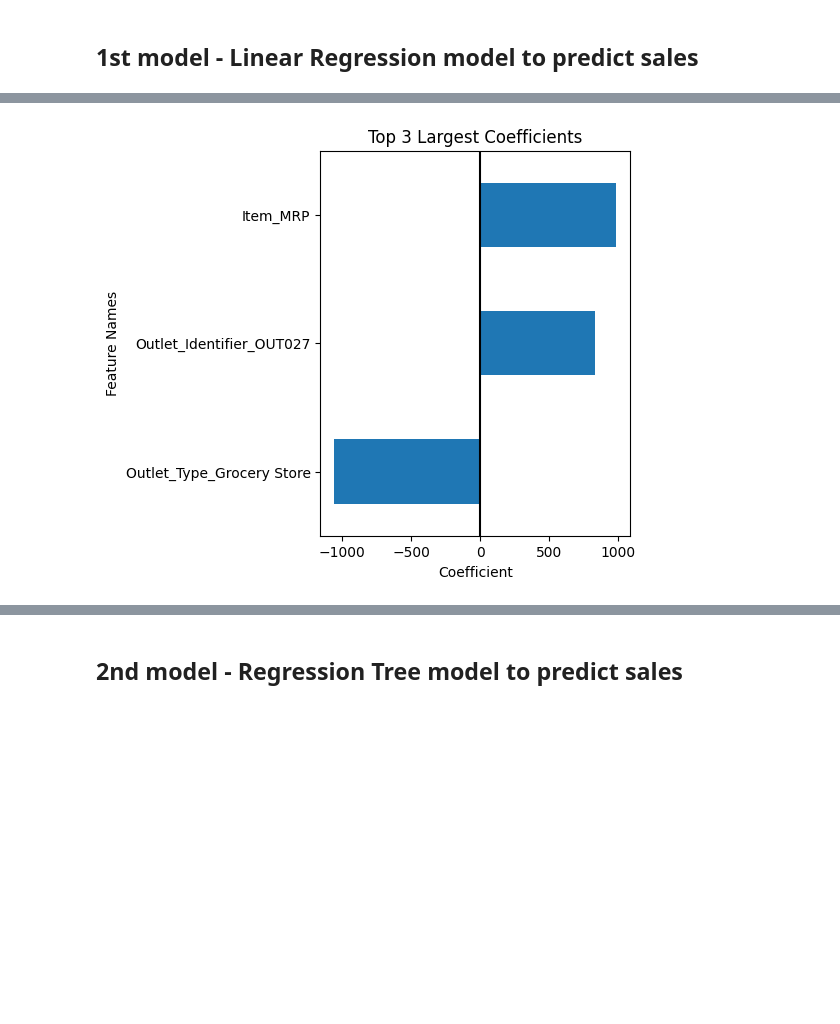
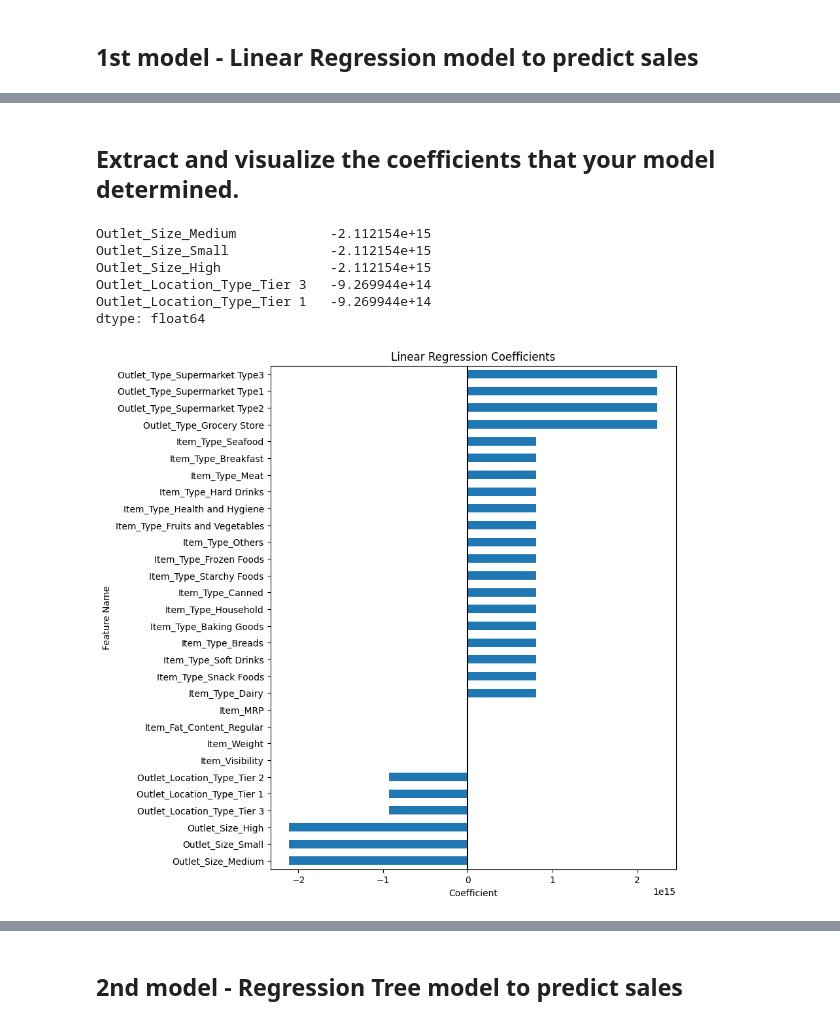
Before and after one commit to Souha-Kabtni/Food-Sales-Predictions-Revisited-, a Jupyter notebook: project_1_revisited_ipynb.ipynb, the cells around one changed output, grey strips where cells are left out. Saved outputs shown, nothing was run; the diff lists cells and outputs as text; code cells hidden in the pictures; blank space fills up the shorter version.

```diff
--- a/project_1_revisited_ipynb.ipynb
+++ b/project_1_revisited_ipynb.ipynb
@@ -223,4 +185,0 @@ dtype: float64
-# %%
-# This is our 1st missing values in the 'Item_Weight' column
-df['Item_Weight'].fillna(value =df['Item_Weight'].mean(),inplace=True )
-df.head()
@@ -258,4 +185,0 @@ Name: Outlet_Size, dtype: int64
-# %%
-# For Medium is more reccurent that the other values, NaN will be replaced by it accordingly
-df['Outlet_Size'].fillna(value ='Medium',inplace=True )  # or df['Outlet_Size'].fillna(value =df['Outlet_Size'].mode(),inplace=True )
-df.head()
@@ -486,8 +188,8 @@ sns.heatmap(df.corr(),cmap='BuPu', annot=True);
 # %% [markdown]
 **Defining X and y for the Train-Test-Split**
 # %%
-y = dfM['Item_Outlet_Sales']
-X = dfM.drop(columns='Item_Outlet_Sales')
-X_train, X_test, y_train, y_test = train_test_split(X, y, random_state=42)
+y = df['Item_Outlet_Sales']
+X = df.drop(columns=['Item_Outlet_Sales', 'Item_Identifier','Outlet_Identifier','Outlet_Establishment_Year']).copy()  # Dropping the Target + 3 columns with high cardinality
+X_train, X_test, y_train, y_test = train_test_split(X, y, random_state=42).copy()
 # %% [markdown]
 **Making a Preprocessing Pipeline**
@@ -544,0 +196,23 @@ ColumnTransformer(remainder='passthrough',
+# %%
+## Create categorical data selector
+cat_selector = make_column_selector(dtype_include='object')
+
+# create pipeline for handling categorical data
+impute_most_freq = SimpleImputer(strategy='most_frequent')
+encoder = OneHotEncoder(drop='if_binary',sparse=False)
+
+cat_pipe = make_pipeline(impute_most_freq,encoder)
+
+## Create numeric data selector
+num_selector = make_column_selector(dtype_include='number')
+
+# create pipeline for handling categorical data
+impute_mean = SimpleImputer(strategy='mean')
+scaler = StandardScaler()
+num_pipe = make_pipeline(impute_mean, scaler)
+num_pipe
+
+
+## Combine into 1 column transformer
+col_transformer = make_column_transformer( (cat_pipe,cat_selector),(num_pipe,num_selector), remainder='passthrough', verbose_feature_names_out=False)
+col_transformer
@@ -624,3 +311,5 @@ Test Data:      R^2= 0.57       RMSE= 1092.86
+# %% [markdown]
+## Extract and visualize the coefficients that your model determined.
 # %%
 def get_coeffs_linreg(linreg, feature_names = None, sort=True,ascending=True,
                      name='LinearRegression Coefficients'):
@@ -635,6 +324,14 @@ def get_coeffs_linreg(linreg, feature_names = None, sort=True,ascending=True,
 # %%
 # linreg.coef_
 coeffs = get_coeffs_linreg(linreg)
+coeffs.head()
+# %% [output]
+Outlet_Size_Medium            -2.112154e+15
+Outlet_Size_Small             -2.112154e+15
+Outlet_Size_High              -2.112154e+15
+Outlet_Location_Type_Tier 3   -9.269944e+14
+Outlet_Location_Type_Tier 1   -9.269944e+14
+dtype: float64
 # %%
 def plot_coeffs(coeffs, top_n=None,  figsize=(4,5), intercept=False):
     if (intercept==False) & ('intercept' in coeffs.index):
@@ -663,6 +360,8 @@ def plot_coeffs(coeffs, top_n=None,  figsize=(4,5), intercept=False):
     return ax
 # %%
 ## Testing our function with intercept=True
-ax= plot_coeffs(coeffs,top_n=3)
+ax = plot_coeffs(coeffs, figsize=(8,10))
+ax.set(title='Linear Regression Coefficients', ylabel='Feature Name', xlabel='Coefficient')
+fig_2 = ax.get_figure()
 # %% [output]
-[figure, old version]
+[figure, new version]
```
Also changed, not shown: parts of 59 cells of this notebook.
